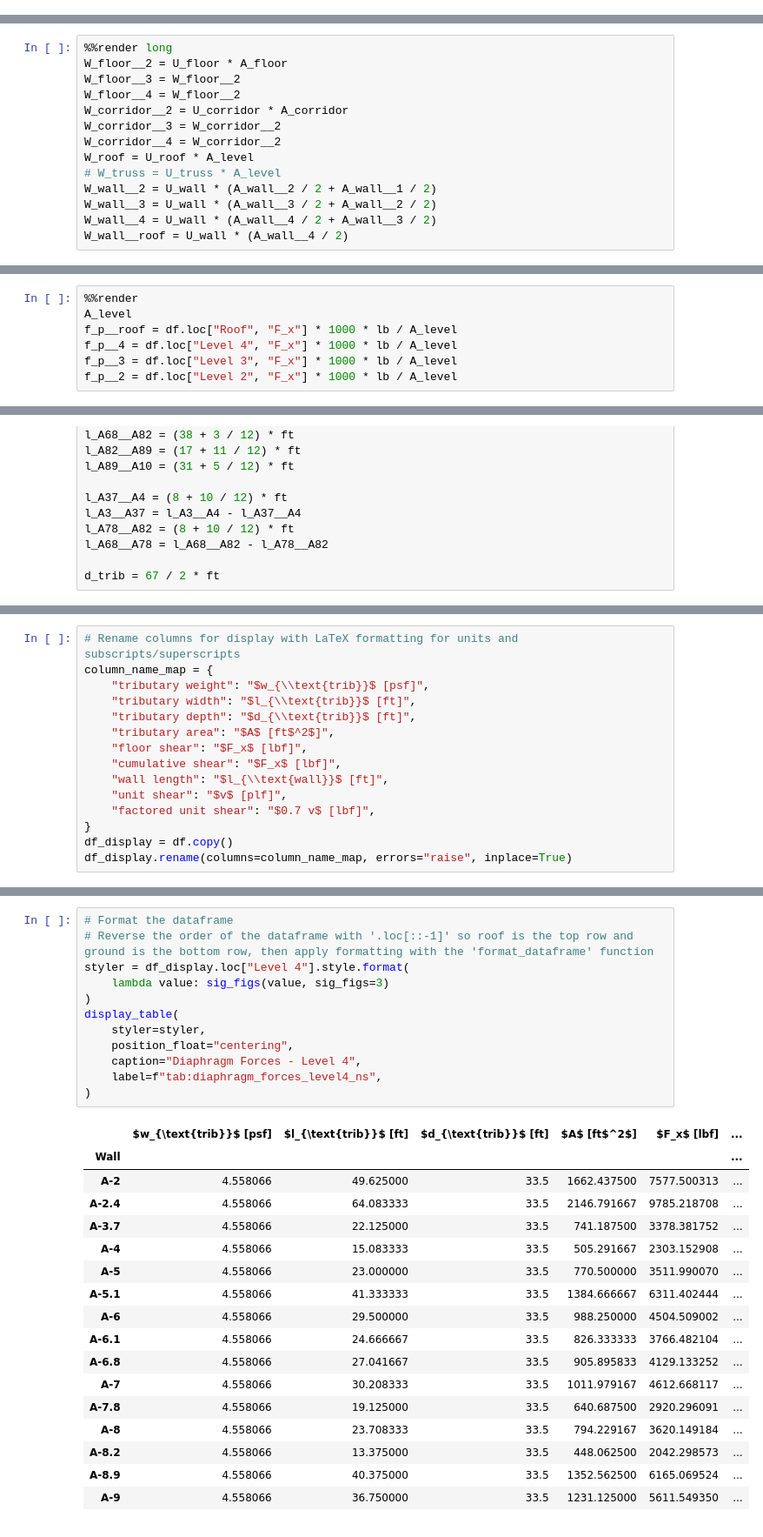
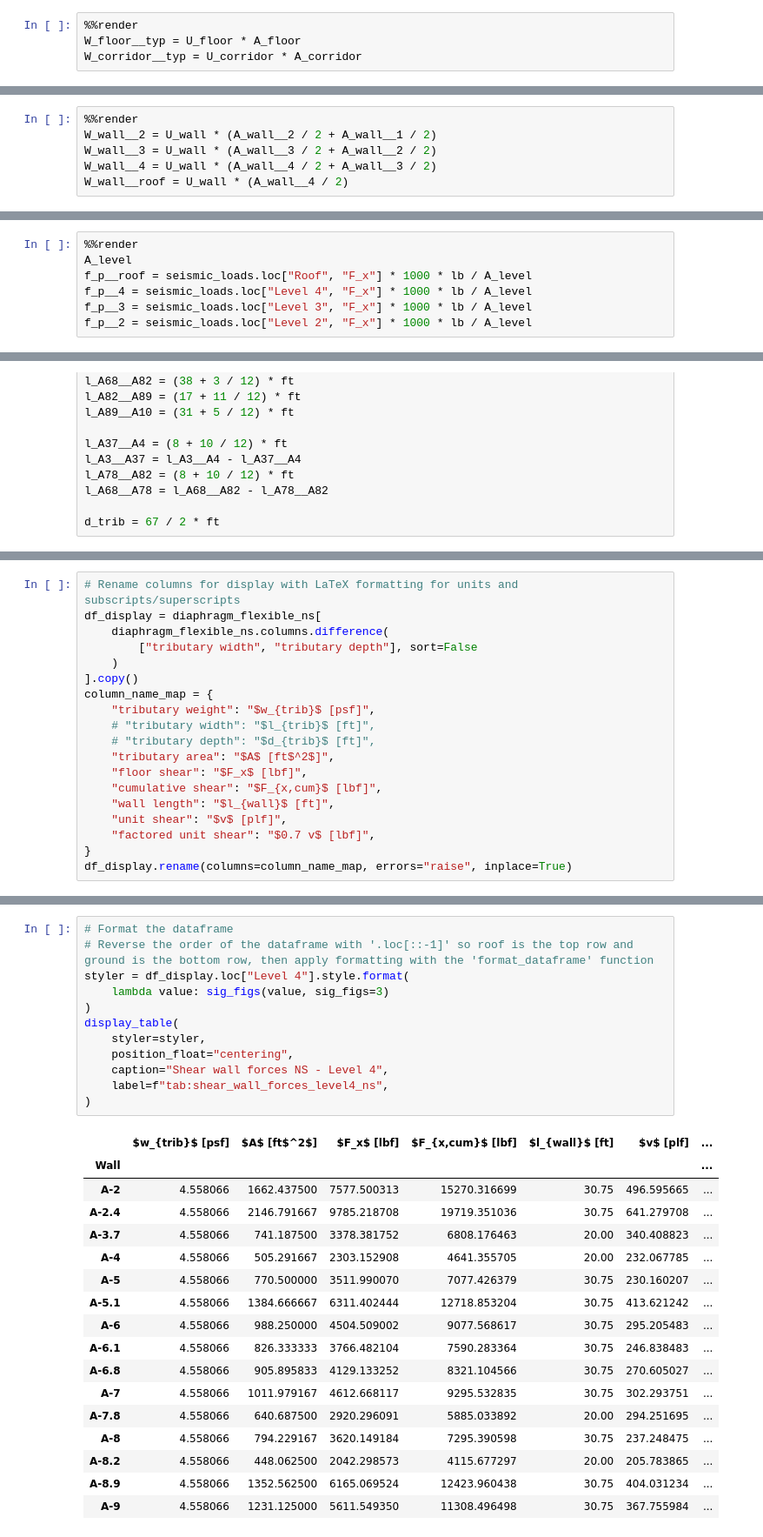
Before and after one commit to kpff-andy-sazima/Beaverton-Creek, a Jupyter notebook: building_a_seismic.ipynb, the cells around one changed output, grey strips where cells are left out. Shown at 87% size. Saved outputs shown, nothing was run; the diff lists cells and outputs as text.

```diff
--- a/building_a_seismic.ipynb
+++ b/building_a_seismic.ipynb
@@ -217,0 +159,4 @@ A_{wall,4} &= h_{wall,4} \cdot P_{wall}  = 10\ \mathrm{ft} \cdot 604\ \mathrm{ft
+# %%
+%%render
+W_floor__typ = U_floor * A_floor
+W_corridor__typ = U_corridor * A_corridor
@@ -218,13 +209,5 @@ A_{wall,4} &= h_{wall,4} \cdot P_{wall}  = 10\ \mathrm{ft} \cdot 604\ \mathrm{ft
 # %%
-%%render long
-W_floor__2 = U_floor * A_floor
-W_floor__3 = W_floor__2
-W_floor__4 = W_floor__2
-W_corridor__2 = U_corridor * A_corridor
-W_corridor__3 = W_corridor__2
-W_corridor__4 = W_corridor__2
-W_roof = U_roof * A_level
-# W_truss = U_truss * A_level
+%%render
 W_wall__2 = U_wall * (A_wall__2 / 2 + A_wall__1 / 2)
 W_wall__3 = U_wall * (A_wall__3 / 2 + A_wall__2 / 2)
 W_wall__4 = U_wall * (A_wall__4 / 2 + A_wall__3 / 2)
@@ -612,10 +607,10 @@ $$
 # %%
 %%render
 A_level
-f_p__roof = df.loc["Roof", "F_x"] * 1000 * lb / A_level
-f_p__4 = df.loc["Level 4", "F_x"] * 1000 * lb / A_level
-f_p__3 = df.loc["Level 3", "F_x"] * 1000 * lb / A_level
-f_p__2 = df.loc["Level 2", "F_x"] * 1000 * lb / A_level
+f_p__roof = seismic_loads.loc["Roof", "F_x"] * 1000 * lb / A_level
+f_p__4 = seismic_loads.loc["Level 4", "F_x"] * 1000 * lb / A_level
+f_p__3 = seismic_loads.loc["Level 3", "F_x"] * 1000 * lb / A_level
+f_p__2 = seismic_loads.loc["Level 2", "F_x"] * 1000 * lb / A_level
 # %% [output]
 \begin{equation*}
 \begin{aligned}
@@ -767,17 +784,21 @@ df["factored unit shear"] = df["unit shear"] * load_factor
 # %%
 # Rename columns for display with LaTeX formatting for units and subscripts/superscripts
+df_display = diaphragm_flexible_ns[
+    diaphragm_flexible_ns.columns.difference(
+        ["tributary width", "tributary depth"], sort=False
+    )
+].copy()
 column_name_map = {
-    "tributary weight": "$w_{\\text{trib}}$ [psf]",
-    "tributary width": "$l_{\\text{trib}}$ [ft]",
-    "tributary depth": "$d_{\\text{trib}}$ [ft]",
+    "tributary weight": "$w_{trib}$ [psf]",
+    # "tributary width": "$l_{trib}$ [ft]",
+    # "tributary depth": "$d_{trib}$ [ft]",
     "tributary area": "$A$ [ft$^2$]",
     "floor shear": "$F_x$ [lbf]",
-    "cumulative shear": "$F_x$ [lbf]",
-    "wall length": "$l_{\\text{wall}}$ [ft]",
+    "cumulative shear": "$F_{x,cum}$ [lbf]",
+    "wall length": "$l_{wall}$ [ft]",
     "unit shear": "$v$ [plf]",
     "factored unit shear": "$0.7 v$ [lbf]",
 }
-df_display = df.copy()
 df_display.rename(columns=column_name_map, errors="raise", inplace=True)
 # %%
 # Format the dataframe
@@ -810,33 +831,33 @@ display_table(
 # %%
 # Format the dataframe
 # Reverse the order of the dataframe with '.loc[::-1]' so roof is the top row and ground is the bottom row, then apply formatting with the 'format_dataframe' function
 styler = df_display.loc["Level 4"].style.format(
     lambda value: sig_figs(value, sig_figs=3)
 )
 display_table(
     styler=styler,
     position_float="centering",
-    caption="Diaphragm Forces - Level 4",
-    label=f"tab:diaphragm_forces_level4_ns",
+    caption="Shear wall forces NS - Level 4",
+    label=f"tab:shear_wall_forces_level4_ns",
 )
 # %% [output]
-|  | $w_{\text{trib}}$ [psf] | $l_{\text{trib}}$ [ft] | $d_{\text{trib}}$ [ft] | $A$ [ft$^2$] | $F_x$ [lbf] | ... |
-| Wall |  |  |  |  |  | ... |
-| A-2 | 4.558066 | 49.625000 | 33.5 | 1662.437500 | 7577.500313 | ... |
-| A-2.4 | 4.558066 | 64.083333 | 33.5 | 2146.791667 | 9785.218708 | ... |
-| A-3.7 | 4.558066 | 22.125000 | 33.5 | 741.187500 | 3378.381752 | ... |
-| A-4 | 4.558066 | 15.083333 | 33.5 | 505.291667 | 2303.152908 | ... |
-| A-5 | 4.558066 | 23.000000 | 33.5 | 770.500000 | 3511.990070 | ... |
-| A-5.1 | 4.558066 | 41.333333 | 33.5 | 1384.666667 | 6311.402444 | ... |
-| A-6 | 4.558066 | 29.500000 | 33.5 | 988.250000 | 4504.509002 | ... |
-| A-6.1 | 4.558066 | 24.666667 | 33.5 | 826.333333 | 3766.482104 | ... |
-| A-6.8 | 4.558066 | 27.041667 | 33.5 | 905.895833 | 4129.133252 | ... |
-| A-7 | 4.558066 | 30.208333 | 33.5 | 1011.979167 | 4612.668117 | ... |
-| A-7.8 | 4.558066 | 19.125000 | 33.5 | 640.687500 | 2920.296091 | ... |
-| A-8 | 4.558066 | 23.708333 | 33.5 | 794.229167 | 3620.149184 | ... |
-| A-8.2 | 4.558066 | 13.375000 | 33.5 | 448.062500 | 2042.298573 | ... |
-| A-8.9 | 4.558066 | 40.375000 | 33.5 | 1352.562500 | 6165.069524 | ... |
-| A-9 | 4.558066 | 36.750000 | 33.5 | 1231.125000 | 5611.549350 | ... |
+|  | $w_{trib}$ [psf] | $A$ [ft$^2$] | $F_x$ [lbf] | $F_{x,cum}$ [lbf] | $l_{wall}$ [ft] | $v$ [plf] | ... |
+| Wall |  |  |  |  |  |  | ... |
+| A-2 | 4.558066 | 1662.437500 | 7577.500313 | 15270.316699 | 30.75 | 496.595665 | ... |
+| A-2.4 | 4.558066 | 2146.791667 | 9785.218708 | 19719.351036 | 30.75 | 641.279708 | ... |
+| A-3.7 | 4.558066 | 741.187500 | 3378.381752 | 6808.176463 | 20.00 | 340.408823 | ... |
+| A-4 | 4.558066 | 505.291667 | 2303.152908 | 4641.355705 | 20.00 | 232.067785 | ... |
+| A-5 | 4.558066 | 770.500000 | 3511.990070 | 7077.426379 | 30.75 | 230.160207 | ... |
+| A-5.1 | 4.558066 | 1384.666667 | 6311.402444 | 12718.853204 | 30.75 | 413.621242 | ... |
+| A-6 | 4.558066 | 988.250000 | 4504.509002 | 9077.568617 | 30.75 | 295.205483 | ... |
+| A-6.1 | 4.558066 | 826.333333 | 3766.482104 | 7590.283364 | 30.75 | 246.838483 | ... |
+| A-6.8 | 4.558066 | 905.895833 | 4129.133252 | 8321.104566 | 30.75 | 270.605027 | ... |
+| A-7 | 4.558066 | 1011.979167 | 4612.668117 | 9295.532835 | 30.75 | 302.293751 | ... |
+| A-7.8 | 4.558066 | 640.687500 | 2920.296091 | 5885.033892 | 20.00 | 294.251695 | ... |
+| A-8 | 4.558066 | 794.229167 | 3620.149184 | 7295.390598 | 30.75 | 237.248475 | ... |
+| A-8.2 | 4.558066 | 448.062500 | 2042.298573 | 4115.677297 | 20.00 | 205.783865 | ... |
+| A-8.9 | 4.558066 | 1352.562500 | 6165.069524 | 12423.960438 | 30.75 | 404.031234 | ... |
+| A-9 | 4.558066 | 1231.125000 | 5611.549350 | 11308.496498 | 30.75 | 367.755984 | ... |
 # %%
 # Format the dataframe
 # Reverse the order of the dataframe with '.loc[::-1]' so roof is the top row and ground is the bottom row, then apply formatting with the 'format_dataframe' function
```
Also changed, not shown: parts of 68 cells of this notebook.
